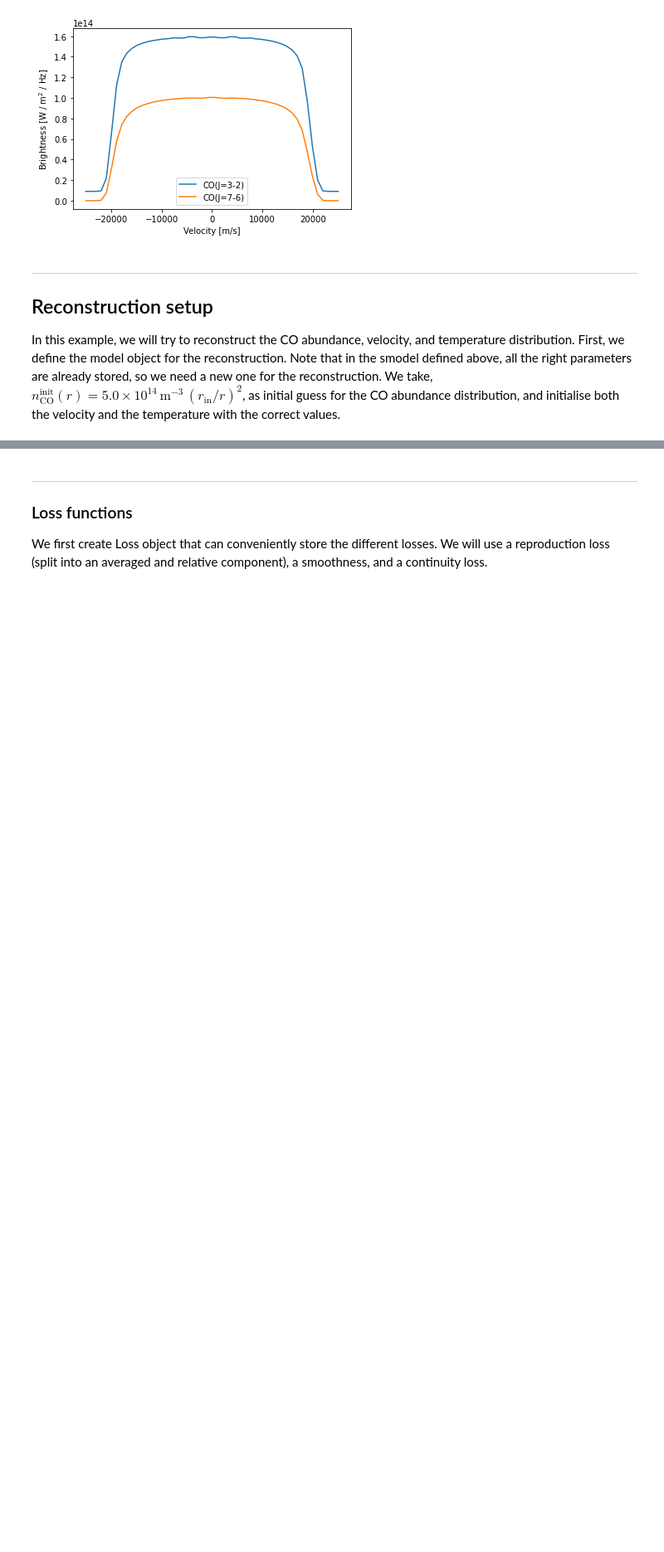
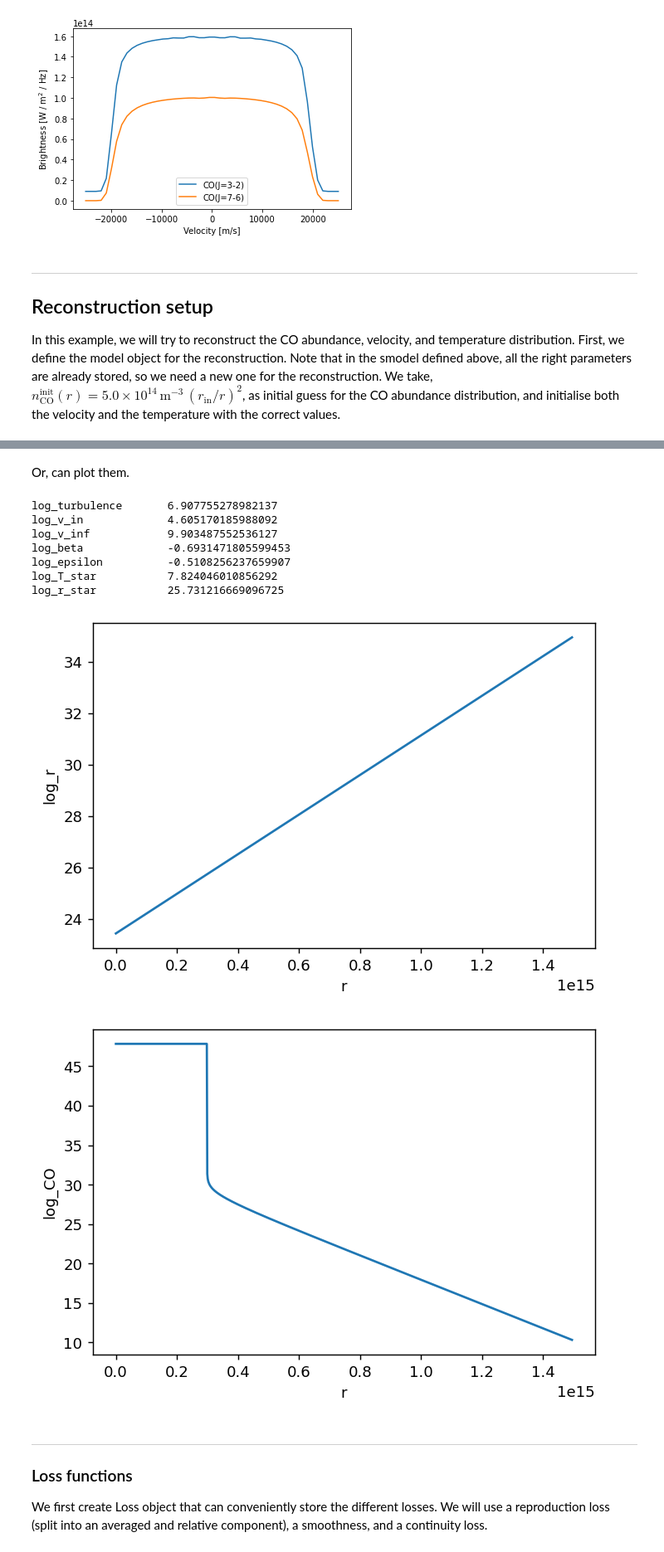
Before and after one commit to Magritte-code/pomme, a Jupyter notebook: docs/src/examples/1D_stellar_wind.ipynb, the cells around one changed output, grey strips where cells are left out. Shown at 83% size. Cells and saved outputs as stored; diff of their text form; code cells hidden in the pictures; blank space fills up the shorter version.

```diff
--- a/docs/src/examples/1D_stellar_wind.ipynb
+++ b/docs/src/examples/1D_stellar_wind.ipynb
@@ -256,7 +256,7 @@ We take, $n_{\text{CO}}^{\text{init}}(r) = 5.0 \times 10^{14} \, \text{m}^{-3} \
 # %%
 smodel_recon = SphericalModel(
     rs       = smodel_truth.rs,
-    model_1D = smodel_truth.model_1D,
+    model_1D = smodel_truth.model_1D.deepcopy(),
     r_star   = smodel_truth.r_star,
 )
 smodel_recon.get_abundance          = lambda model: torch.exp(model['log_CO'])
@@ -279,3 +298,17 @@ smodel_recon.model_1D.free(['log_CO', 'log_velocity', 'log_temperature'])
+# %% [markdown]
+Or, can plot them.
+# %%
+smodel_recon.plot()
+# %% [output]
+log_turbulence       6.907755278982137
+log_v_in             4.605170185988092
+log_v_inf            9.903487552536127
+log_beta             -0.6931471805599453
+log_epsilon          -0.5108256237659907
+log_T_star           7.824046010856292
+log_r_star           25.731216669096725
+[figure, added]
+[figure, added]
 # %% [markdown]
 ---
 
```
Also changed, not shown: parts of 8 cells of this notebook, 10 other files.
